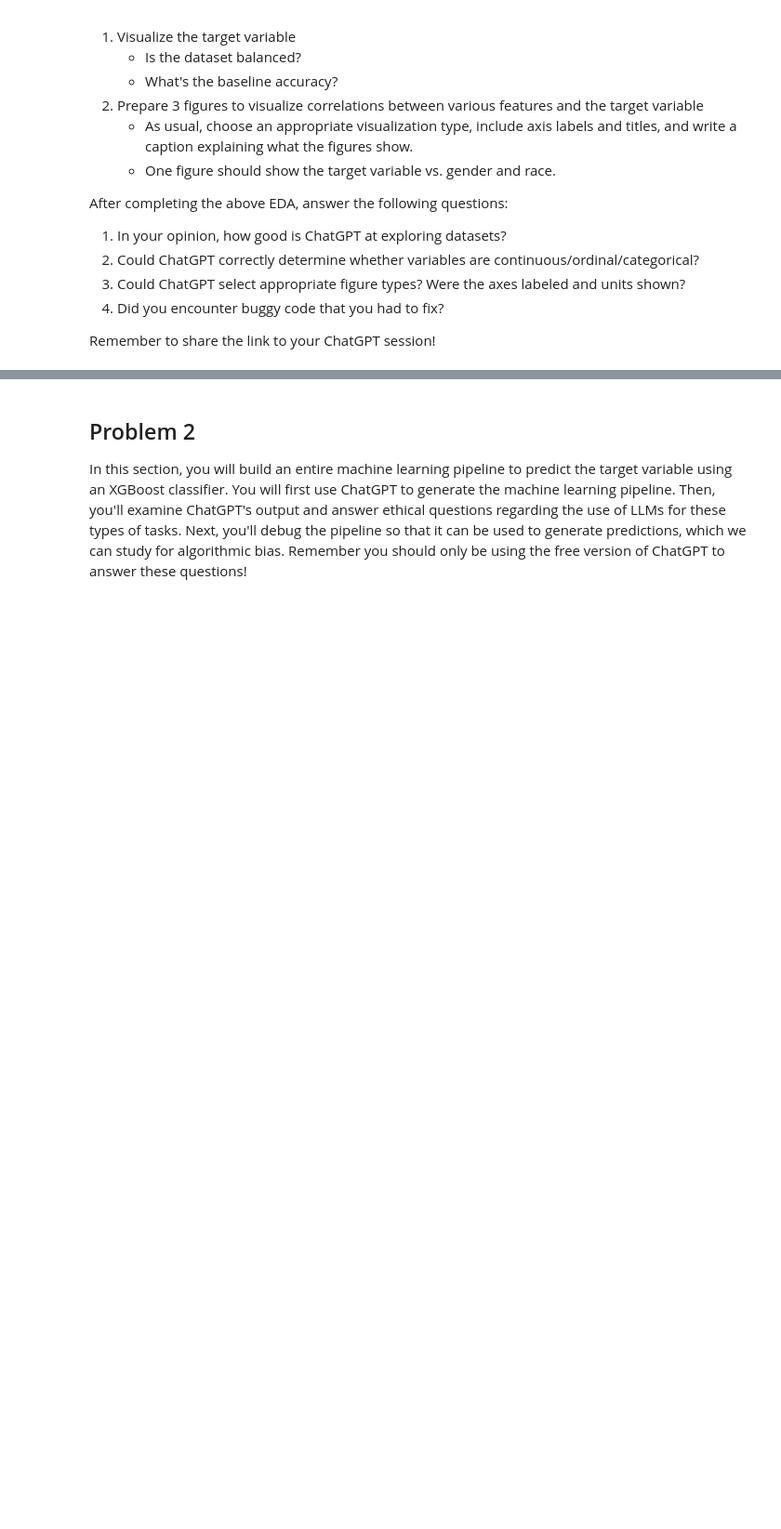
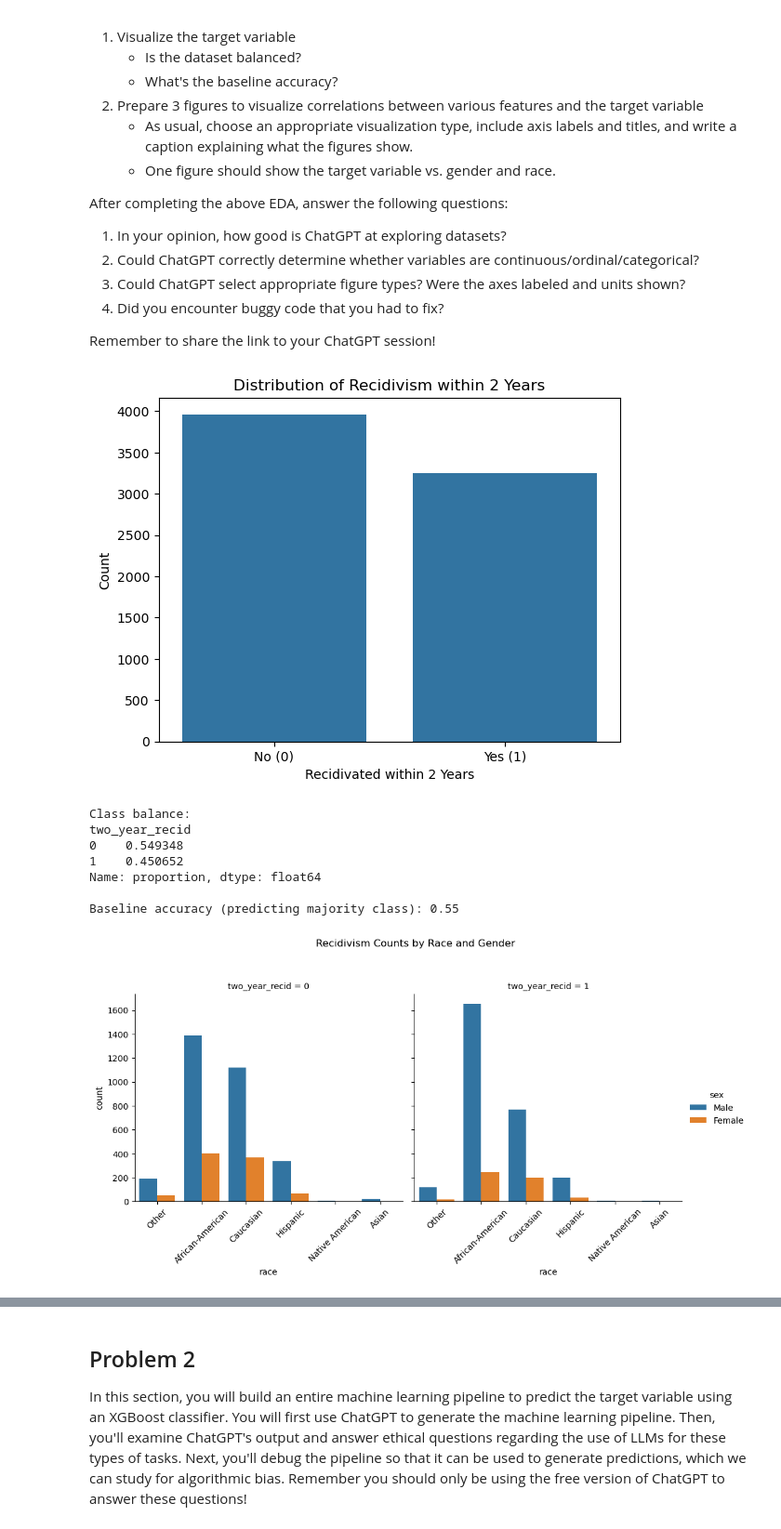
Before and after one commit to IsabellaTan/Brown-DATA1030-HW9, a Jupyter notebook: PS9.ipynb, the cells around one changed output, grey strips where cells are left out. Shown at 93% size. Cells and saved outputs as stored; diff of their text form; code cells hidden in the pictures; blank space fills up the shorter version.

```diff
--- a/PS9.ipynb
+++ b/PS9.ipynb
@@ -122,0 +179,58 @@ Remember to share the link to your ChatGPT session!
+# %%
+# your code here
+import matplotlib.pyplot as plt
+import seaborn as sns
+
+# Plot distribution of the target variable
+sns.countplot(data=df, x="two_year_recid")
+plt.title("Distribution of Recidivism within 2 Years")
+plt.xlabel("Recidivated within 2 Years")
+plt.ylabel("Count")
+plt.xticks([0, 1], ['No (0)', 'Yes (1)'])
+plt.show()
+
+# Check class balance and baseline accuracy
+value_counts = df["two_year_recid"].value_counts(normalize=True)
+print("Class balance:")
+print(value_counts)
+baseline_accuracy = value_counts.max()
+print(f"\nBaseline accuracy (predicting majority class): {baseline_accuracy:.2f}")
+
+# Barplot: recidivism rate by race and gender
+g = sns.catplot(data=df, kind="count", x="race", hue=gender_col, col="two_year_recid")
+g.fig.subplots_adjust(top=0.8)
+g.fig.suptitle("Recidivism Counts by Race and Gender")
+# Rotate x-axis labels in each subplot
+for ax in g.axes.flat:
+    ax.set_xticklabels(ax.get_xticklabels(), rotation=45)
+plt.show()
+
+
+
+
+# Age vs. Recidivism (boxplot)
+sns.boxplot(data=df, x="two_year_recid", y="age")
+plt.title("Age Distribution by Recidivism Outcome")
+plt.xlabel("Recidivated within 2 Years")
+plt.ylabel("Age")
+plt.xticks([0, 1], ['No (0)', 'Yes (1)'])
+plt.show()
+
+# Prior convictions vs. recidivism
+if "priors_count" in df.columns:
+    sns.violinplot(data=df, x="two_year_recid", y="priors_count", inner="quartile")
+    plt.title("Prior Convictions vs. Recidivism Outcome")
+    plt.xlabel("Recidivated within 2 Years")
+    plt.ylabel("Number of Prior Convictions")
+    plt.xticks([0, 1], ['No (0)', 'Yes (1)'])
+    plt.show()
+# %% [output]
+[figure, added]
+Class balance:
+two_year_recid
+0    0.549348
+1    0.450652
+Name: proportion, dtype: float64
+
+Baseline accuracy (predicting majority class): 0.55
+[figure, added]
```
Also changed, not shown: parts of 20 cells of this notebook, 1 other file.
